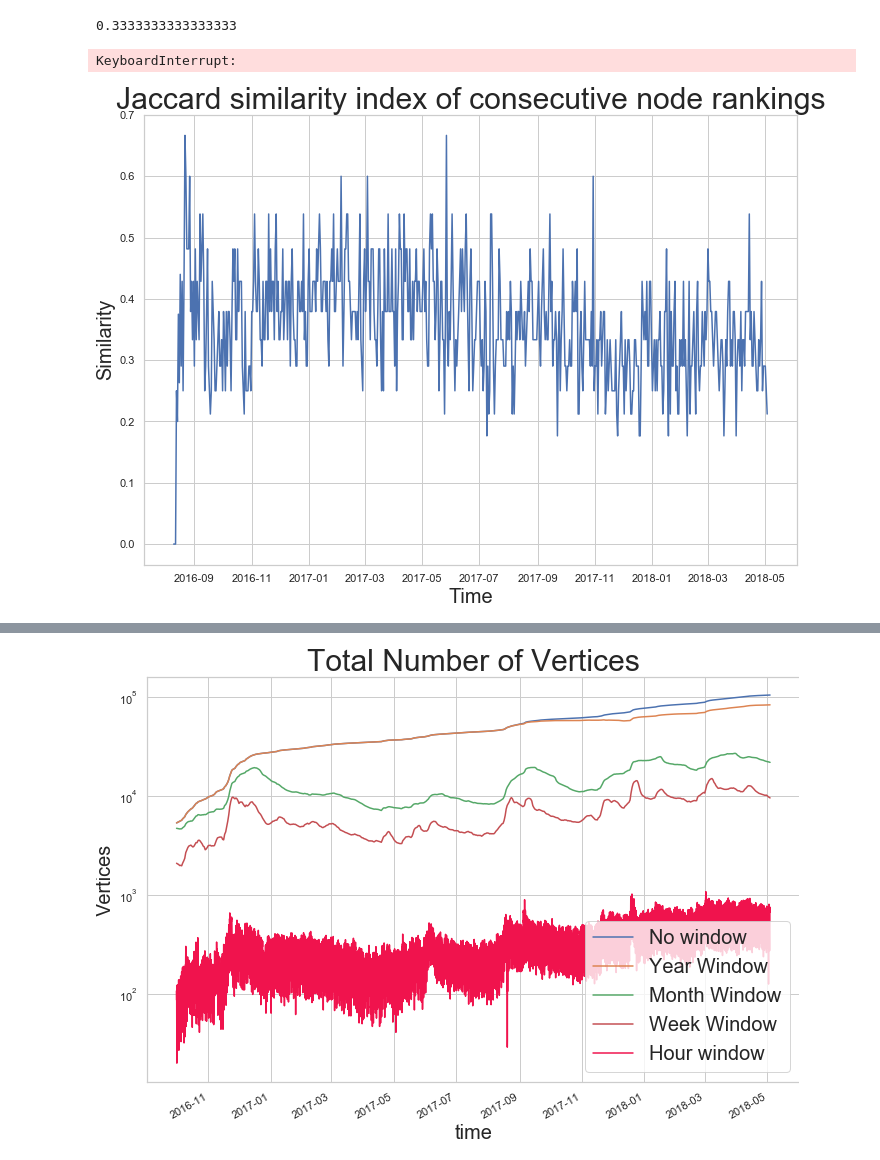
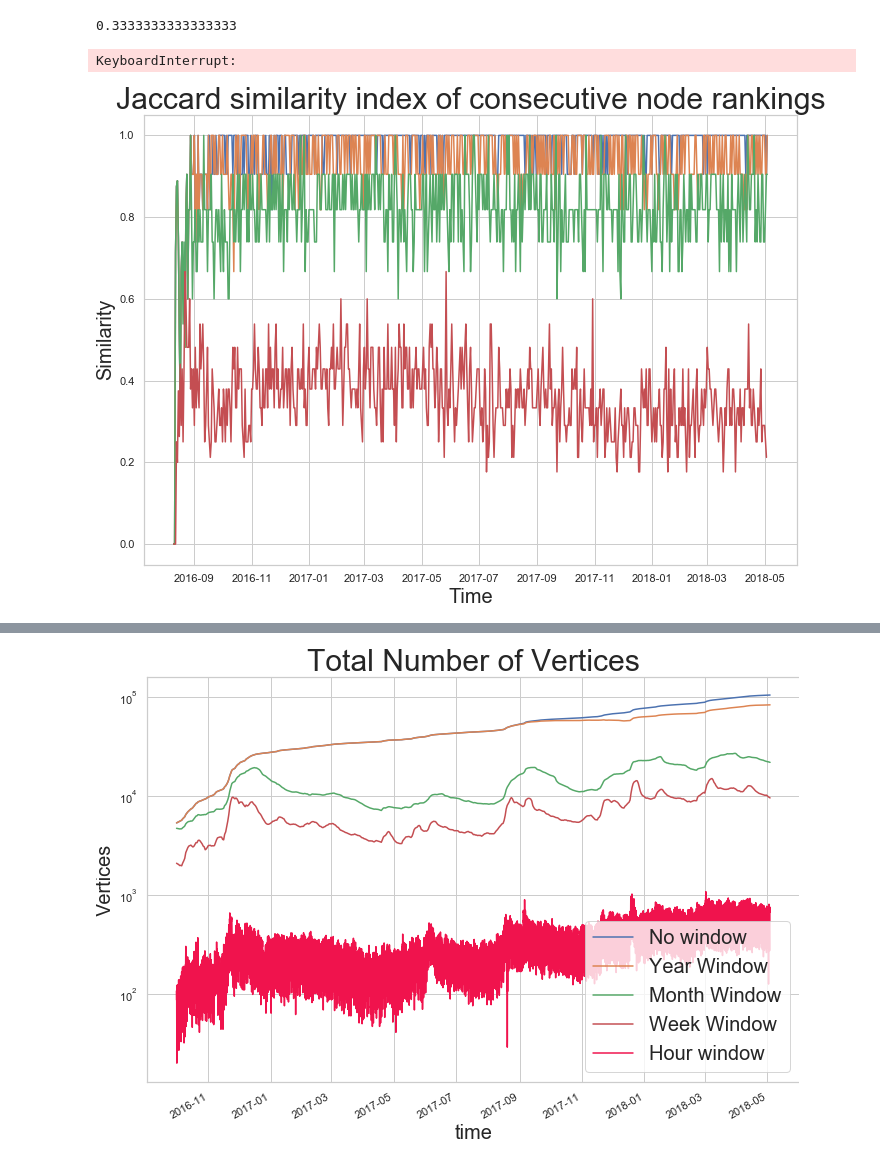
Before and after one commit to miratepuffin/Raphtory-Plots, a Jupyter notebook: Gab Plots.ipynb, the cells around one changed output, grey strips where cells are left out. Drawn from its saved outputs; the diff is of its cells as text; code cells hidden in the pictures.

Commit message:
Fixed Jaccard plot

```diff
--- a/Gab Plots.ipynb
+++ b/Gab Plots.ipynb
@@ -249,7 +249,6 @@ weekly_plot('biggest','Biggest Connected Component size','Weekday Name','Largest
 # %%
 def jaccard_similarity(list1, list2):
     list1, list2 = set(list1), set(list2)
-    min_length = min(len(list1),len(list2))
     intersection_size = len(list1.intersection(list2))
     union_size=len(list1)+len(list2)-intersection_size
     if union_size==0:
@@ -266,7 +265,7 @@ print(rank_similarity([1,2,3],[1,3,2]))
 0.3333333333333333
 # %%
 def rank_jaccard_plot(x, y, title, scale):
-    windows = [86400000]
+    windows = [31536000000,2592000000,604800000,86400000]
     labels = ['Year Window','Month Window','Week Window','Day Window']
     a4_dims = (11.7, 8.27)
     fig, ax = plt.subplots(figsize=a4_dims)
@@ -275,7 +274,7 @@ def rank_jaccard_plot(x, y, title, scale):
     plt.ylabel(y, size=20)
     ax.set_yscale(scale)
 
-    with open('degree/newdegreewindows.json') as json_file:
+    with open('degree/degreewindows.json') as json_file:
         degs = json.load(json_file)
         json_file.close()
     degs = pd.DataFrame(degs['views'])
@@ -289,37 +288,38 @@ def rank_jaccard_plot(x, y, title, scale):
         y['topusers']= [[] for j in range(len(y))]
         for j in range(len(y)):
             if len(y['bestusers'][j])>0:
                 y['topusers'][j]=pd.DataFrame(y['bestusers'][j])['id']
 
         y['jaccard']= [0.0 for j in range(len(y))]
         y['jaccard'][1:] = [jaccard_similarity(y['topusers'][j], y['topusers'][j-1]) for j in range(1,len(y))]
 
         ax.plot(y['time'],y['jaccard'], label=labels[index])
         index +=1
 
     #Do the hours window
     with open('degree/degreehours.json') as json_file:
         degs = json.load(json_file)
         json_file.close()
     degs = pd.DataFrame(degs['views'])
     degs['time'] = pd.to_datetime(degs['time'],unit='ms')
     degs['index'] = pd.to_datetime(degs['time'],unit='ms')
     degs.set_index('index', inplace=True)
 
-    for j in range(len(y)):
-        if len(y['bestusers'][j])>0:
-            y['topusers'][j]=pd.DataFrame(y['bestusers'][j])['id']
-        y['jaccard']= [0.0 for j in range(len(y))]
-        y['jaccard'][1:] = [jaccard_similarity(y['topusers'][j], y['topusers'][j-1]) for j in range(1,len(y))]
+    degs['topusers']=[[] for j in range(len(degs))]
+    for j in range(len(degs)):
+        if len(degs['bestusers'][j])>0:
+            degs['topusers'][j]=pd.DataFrame(degs['bestusers'][j])['id']
+        degs['jaccard']= [0.0 for j in range(len(degs))]
+        degs['jaccard'][1:] = [jaccard_similarity(degs['topusers'][j], degs['topusers'][j-1]) for j in range(1,len(degs))]
 
-    ax.plot(y['time'],y['jaccard'], label= 'Hour Window')
+    ax.plot(degs['time'],degs['jaccard'], label= 'Hour Window')
 
     plt.legend(fontsize=16)
     plt.tight_layout()
     plt.savefig('graphs/JaccardSimilarity.png')
     plt.show()
 
 rank_jaccard_plot("Time", "Similarity", "Jaccard similarity index of consecutive node rankings", 'linear')
 # %% [output]
 KeyboardInterrupt:
-[figure, old version]
+[figure, new version]
```
Also changed, not shown: parts of 1 cell of this notebook, 1 other file.
